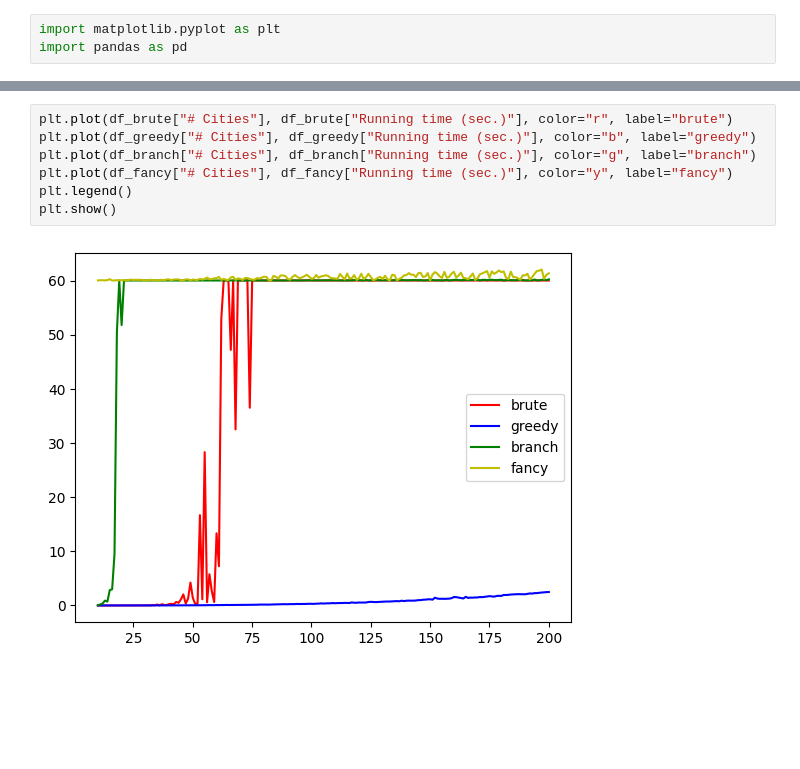
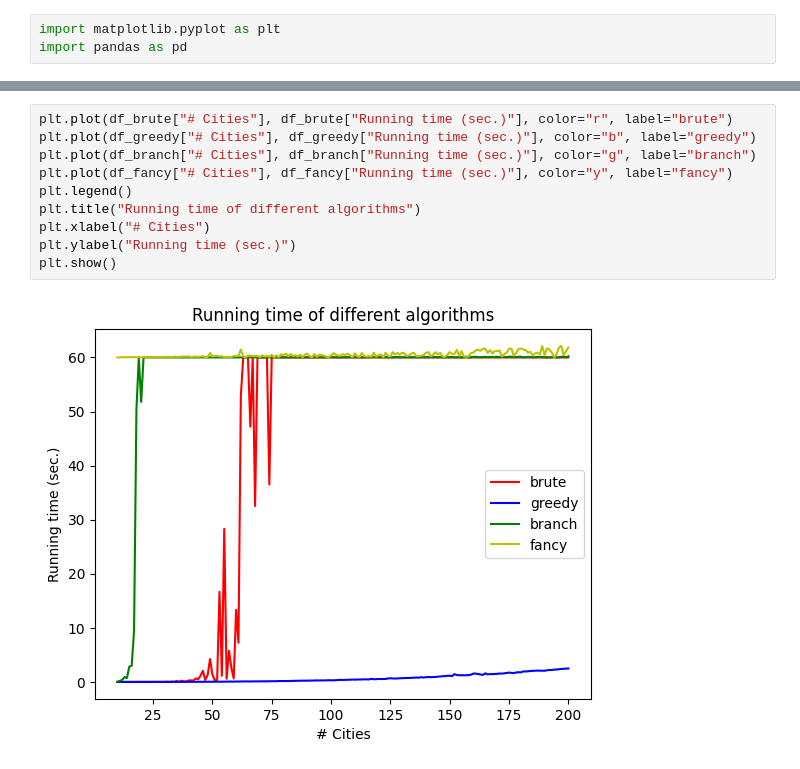
Before and after one commit to KalebJS/traveling-salesperson, a Jupyter notebook: analysis.ipynb, the cells around one changed output, grey strips where cells are left out. Drawn from its saved outputs; the diff is of its cells as text; blank space fills up the shorter version.

```diff
--- a/analysis.ipynb
+++ b/analysis.ipynb
@@ -9,12 +18,15 @@ df_fancy = pd.read_csv("./data/data_fancy.csv")
 # %%
 plt.plot(df_brute["# Cities"], df_brute["Running time (sec.)"], color="r", label="brute")
 plt.plot(df_greedy["# Cities"], df_greedy["Running time (sec.)"], color="b", label="greedy")
 plt.plot(df_branch["# Cities"], df_branch["Running time (sec.)"], color="g", label="branch")
 plt.plot(df_fancy["# Cities"], df_fancy["Running time (sec.)"], color="y", label="fancy")
 plt.legend()
+plt.title("Running time of different algorithms")
+plt.xlabel("# Cities")
+plt.ylabel("Running time (sec.)")
 plt.show()
 # %% [output]
-[figure, old version]
+[figure, new version]
 # %%
 plt.plot(df_brute["# Cities"], df_brute["Cost of best tour found (*=optimal)"], color="r", label="brute")
 plt.plot(df_greedy["# Cities"], df_greedy["Cost of best tour found (*=optimal)"], color="b", label="greedy")
```
Also changed, not shown: parts of 11 cells of this notebook.
